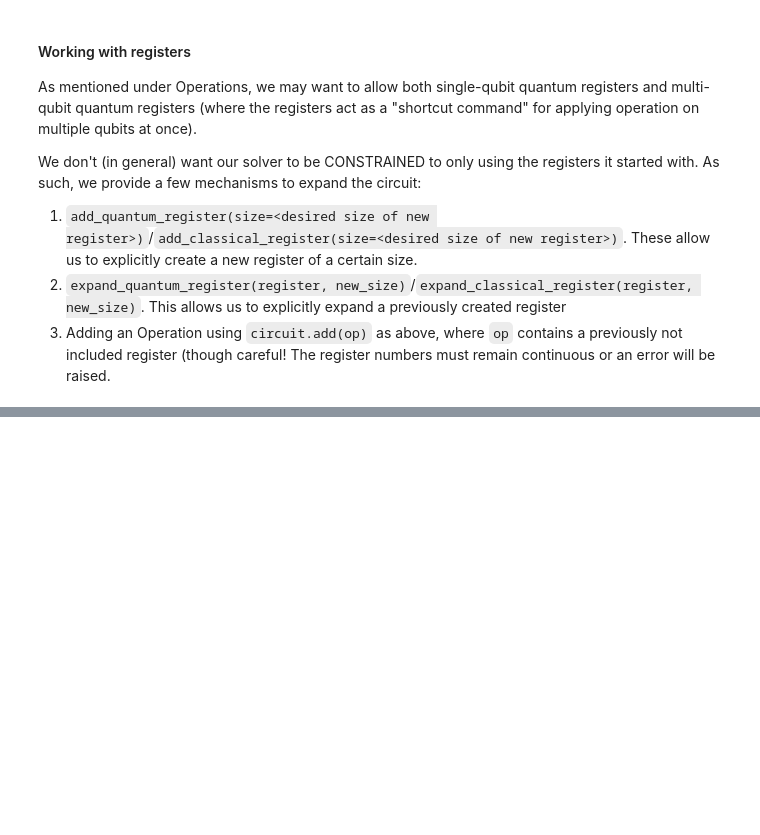
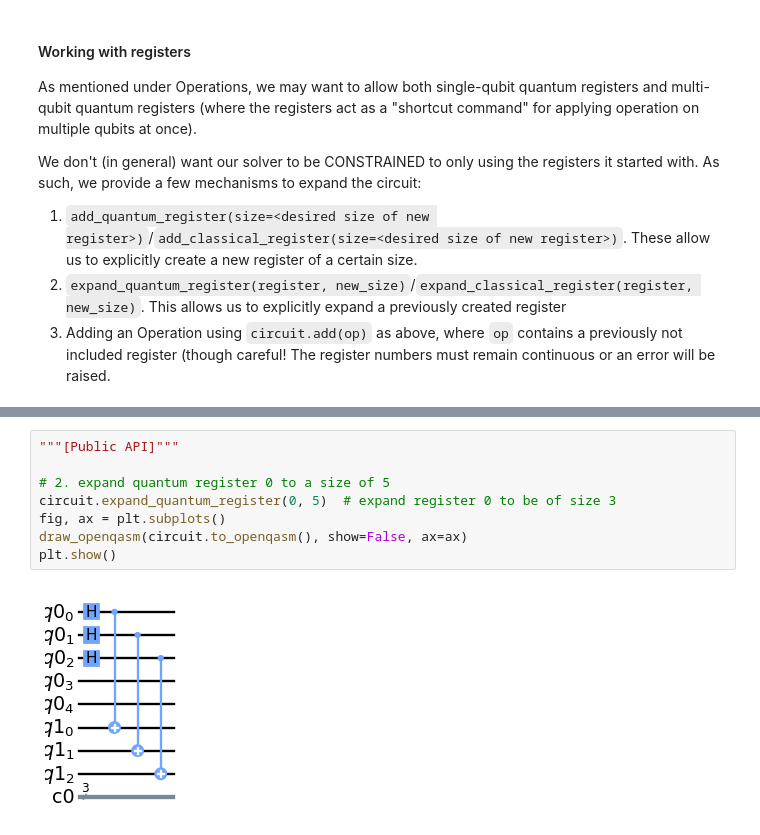
Before and after one commit to graphiq-dev/graphiq, a Jupyter notebook: examples/implementer_startup.ipynb, the cells around one changed output, grey strips where cells are left out. Cells and saved outputs as stored; diff of their text form; blank space fills up the shorter version.

```diff
--- a/examples/implementer_startup.ipynb
+++ b/examples/implementer_startup.ipynb
@@ -256,0 +290,10 @@ plt.show()  # NOTE: we see just a white square... because it's empty!
+# %%
+"""[Public API]"""
+
+# 2. expand quantum register 0 to a size of 5
+circuit.expand_quantum_register(0, 5)  # expand register 0 to be of size 3
+fig, ax = plt.subplots()
+draw_openqasm(circuit.to_openqasm(), show=False, ax=ax)
+plt.show()
+# %% [output]
+[figure, added]
```
Also changed, not shown: parts of 22 cells of this notebook, 5 other files.
